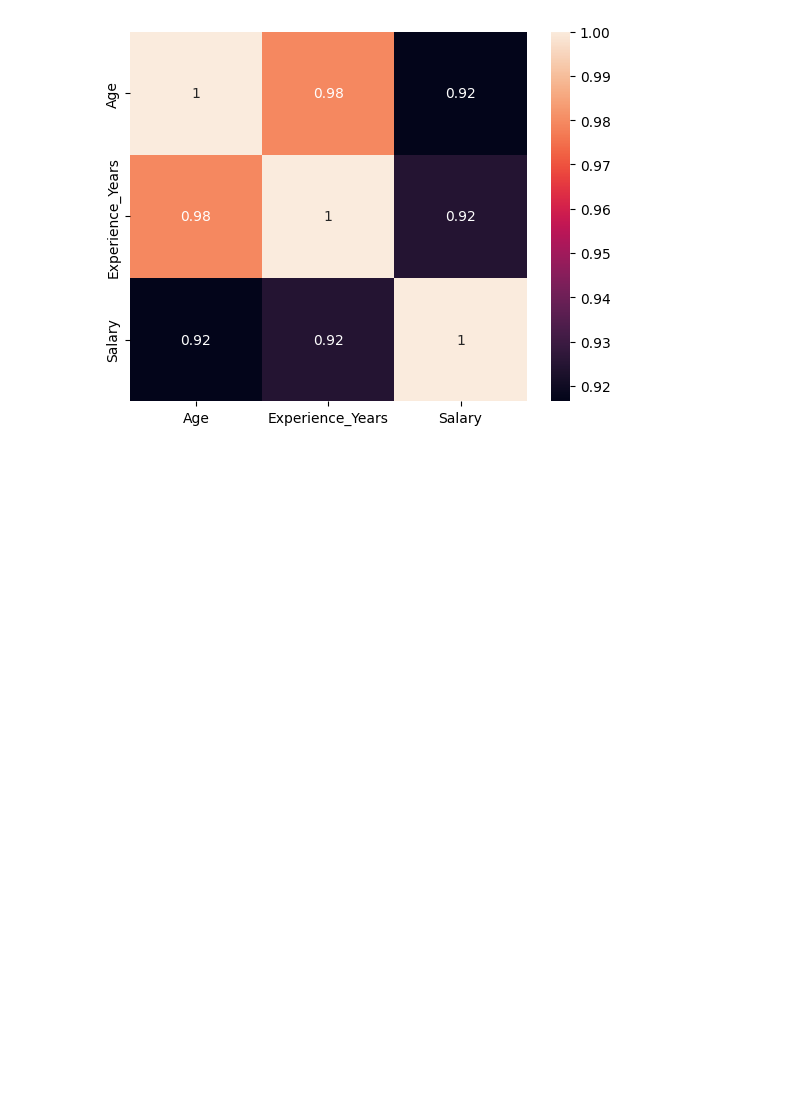
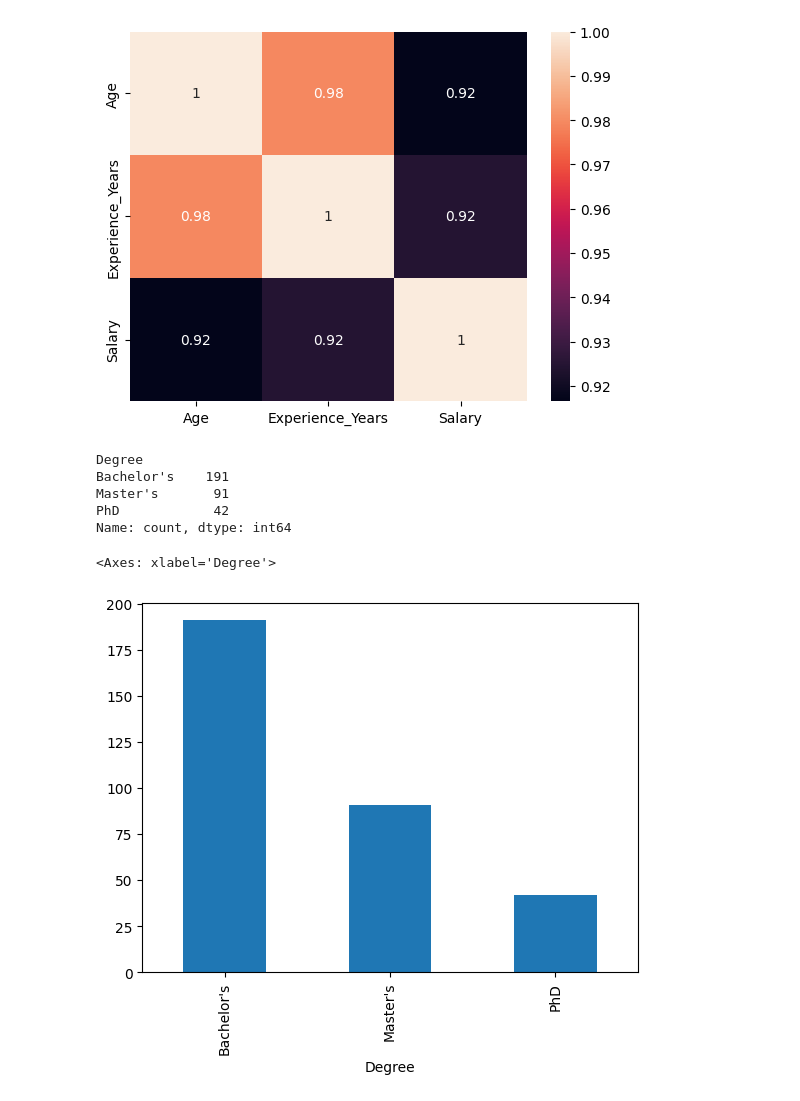
Before and after one commit to NikashLamsal/Salary-Prediction-System, a Jupyter notebook: Salary Predictor.ipynb, the cells around one changed output. Saved outputs shown, nothing was run; the diff lists cells and outputs as text; code cells hidden in the pictures; blank space fills up the shorter version.

```diff
--- a/Salary Predictor.ipynb
+++ b/Salary Predictor.ipynb
@@ -150,3 +150,16 @@ sns.heatmap(corr,annot = True)
 # %% [output]
 <Axes: >
 [figure]
+# %%
+sal_data1['Degree'].value_counts()
+# %% [output]
+Degree
+Bachelor's    191
+Master's       91
+PhD            42
+Name: count, dtype: int64
+# %%
+sal_data1['Degree'].value_counts().plot(kind = 'bar')
+# %% [output]
+<Axes: xlabel='Degree'>
+[figure, added]
```
Also changed, not shown: parts of 61 cells of this notebook.
